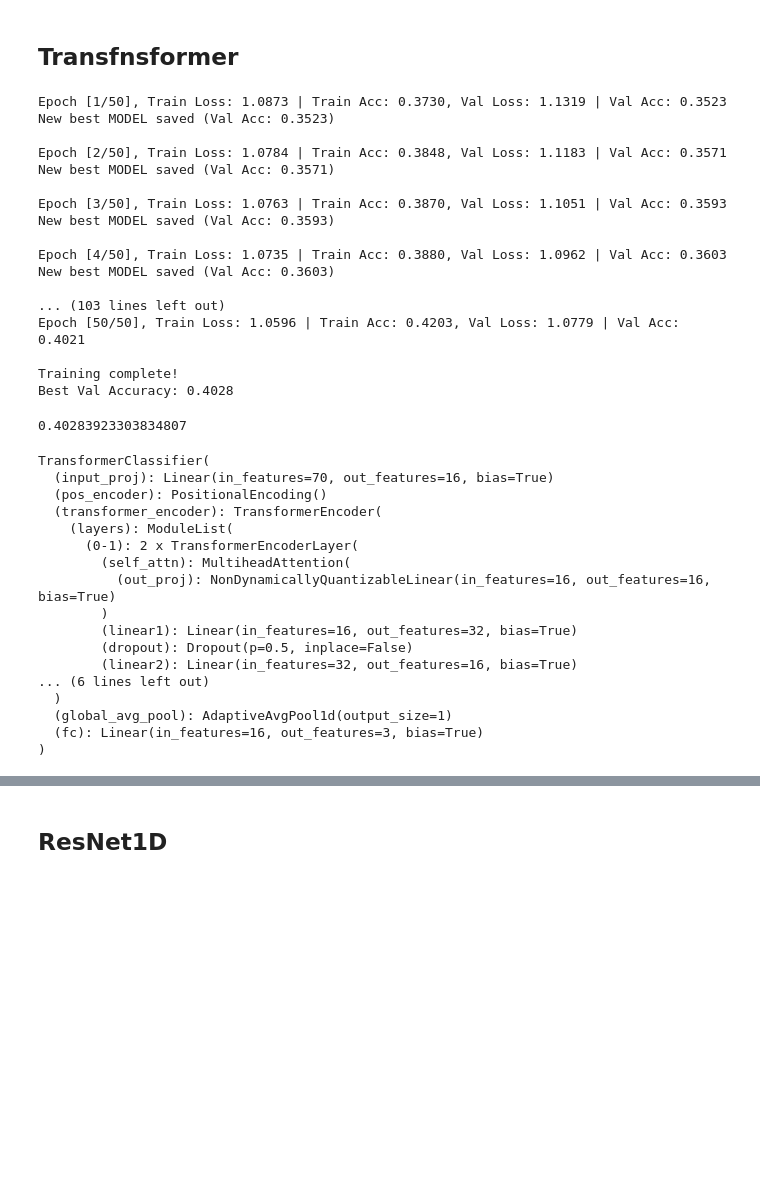
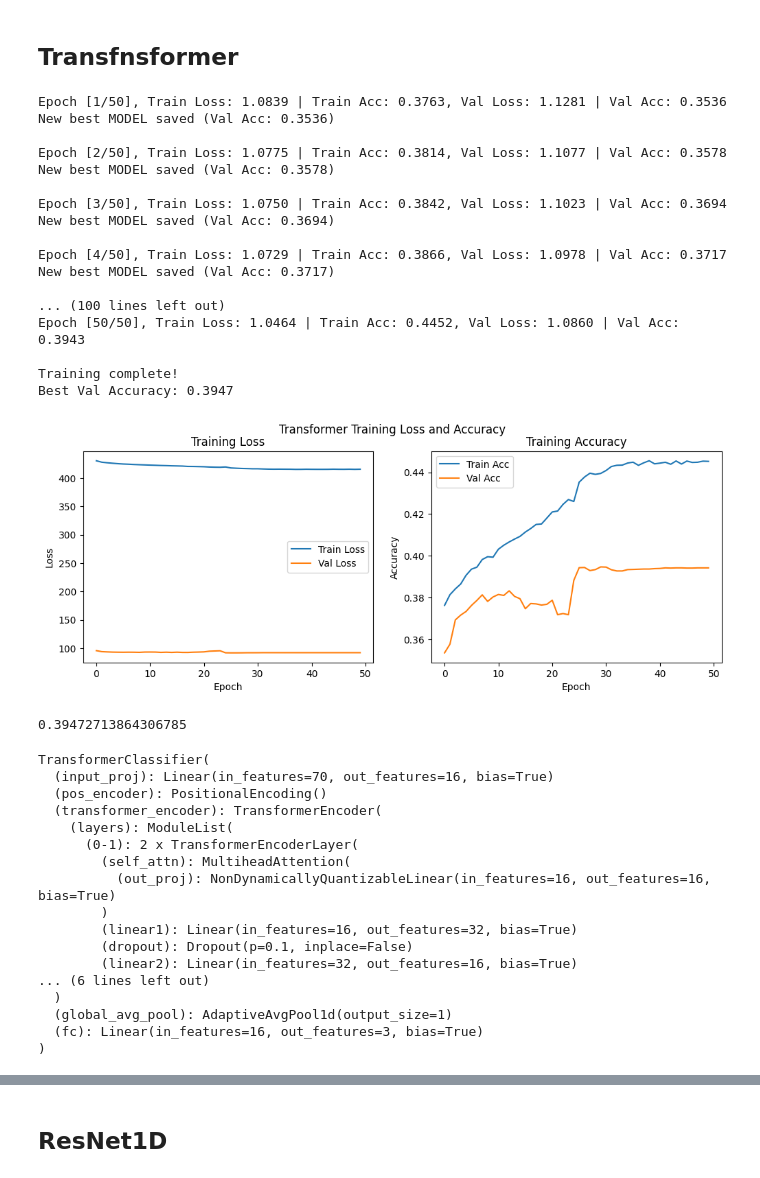
Before and after one commit to VitalyyN/UAI_project, a Jupyter notebook: notebooks/NN.ipynb, the cells around one changed output, grey strips where cells are left out. Saved outputs shown, nothing was run; the diff lists cells and outputs as text; code cells hidden in the pictures; blank space fills up the shorter version.

Commit message:
add plot tain chat and retrain

```diff
--- a/notebooks/NN.ipynb
+++ b/notebooks/NN.ipynb
@@ -493,7 +493,8 @@ def train_model(
     num_epochs,  # Количество эпох
     device,  # Устройство (CPU или GPU)
     name_model,  # Название модели для сохранения весов
-    save_dir='best_models' # Папка для сохранения лучших моделей
+    save_dir='best_models', # Папка для сохранения лучших моделей,
+    show_plot=True  # Показывать график обучения
 ):
 
     # Создаем директорию для сохранения
@@ -501,6 +502,10 @@ def train_model(
 
     # Инициализация переменной для лучшей модели
     best_val_acc = 0.0
+    train_loses = []
+    val_loses = []
+    train_accs = []
+    val_accs = []
 
     # Цикл обучения
     for epoch in range(num_epochs):
@@ -560,6 +565,11 @@ def train_model(
         train_acc = accuracy_score(all_train_labels, all_train_preds)
         val_acc = accuracy_score(all_val_labels, all_val_preds)
 
+        train_loses.append(train_loss)
+        train_accs.append(train_acc)
+        val_loses.append(val_loss)
+        val_accs.append(val_acc)
+
         # Средние потери
         train_loss /= len(train_loader)
         val_loss /= len(val_loader)
@@ -579,6 +589,25 @@ def train_model(
     print("\nTraining complete!")
     print(f"Best Val Accuracy: {best_val_acc:.4f}")
 
+    if show_plot:
+        fig, axs = plt.subplots(1, 2, figsize=(12, 4))
+        fig.suptitle(f'{name_model} Training Loss and Accuracy')
+
+        axs[0].plot(range(num_epochs), train_loses, label='Train Loss')
+        axs[0].plot(range(num_epochs), val_loses, label='Val Loss')
+        axs[0].set_xlabel('Epoch')
+        axs[0].set_ylabel('Loss')
+        axs[0].set_title('Training Loss')
+        axs[0].legend()
+
+        axs[1].plot(range(num_epochs), train_accs, label='Train Acc')
+        axs[1].plot(range(num_epochs), val_accs, label='Val Acc')
+        axs[1].set_xlabel('Epoch')
+        axs[1].set_ylabel('Accuracy')
+        axs[1].set_title('Training Accuracy')
+        axs[1].legend()
+        plt.show()
+
     return best_val_acc
 # %% [markdown]
 ## CONV 1D
@@ -1104,10 +1136,10 @@ class TransformerClassifier(nn.Module):
 input_shape = list(X_train_tensor.shape[1:])  # [Input Length, Channel]
 num_classes = num_classes  # Количество классов
 d_model = 16 # Размерность модели трансформера
-nhead = 8 # Количество голов в механизме внимания
+nhead = 4 # Количество голов в механизме внимания
 num_encoder_layers = 2  # Количество слоев трансформера
 dim_feedforward = 32  # Размерность внутреннего слоя feedforward network
-dropout_rate = 0.5  # Коэффициент dropout
+dropout_rate = 0.1  # Коэффициент dropout
 
 transformer = TransformerClassifier(input_shape, num_classes, d_model=d_model, nhead=nhead, num_encoder_layers=num_encoder_layers, dim_feedforward=dim_feedforward, dropout_rate=dropout_rate)
 transformer.to(device)
@@ -1117,45 +1149,46 @@ num_epochs = 50
 patience = 5  # Количество эпох для уменьшения loss
 
 # Функция потерь и оптимизатор
 criterion = nn.CrossEntropyLoss()
 optimizer = optim.Adam(transformer.parameters(), lr=learning_rate)
 
 # Шедулер для уменьшения learning rate
 scheduler = ReduceLROnPlateau(optimizer, mode='min', factor=0.1, patience=patience, verbose=True)
 
 # Train model
 model_name = "Transformer"
 train_model(
     model=transformer,
     train_loader=train_loader,
     val_loader=val_loader,
     criterion=criterion,
     optimizer=optimizer,
     scheduler=scheduler,
     num_epochs=num_epochs,
     device=device,
     name_model=model_name,
     save_dir=save_models_dir
 )
 # %% [output]
-Epoch [1/50], Train Loss: 1.0873 | Train Acc: 0.3730, Val Loss: 1.1319 | Val Acc: 0.3523
-New best MODEL saved (Val Acc: 0.3523)
+Epoch [1/50], Train Loss: 1.0839 | Train Acc: 0.3763, Val Loss: 1.1281 | Val Acc: 0.3536
+New best MODEL saved (Val Acc: 0.3536)
 
-Epoch [2/50], Train Loss: 1.0784 | Train Acc: 0.3848, Val Loss: 1.1183 | Val Acc: 0.3571
-New best MODEL saved (Val Acc: 0.3571)
+Epoch [2/50], Train Loss: 1.0775 | Train Acc: 0.3814, Val Loss: 1.1077 | Val Acc: 0.3578
+New best MODEL saved (Val Acc: 0.3578)
 
-Epoch [3/50], Train Loss: 1.0763 | Train Acc: 0.3870, Val Loss: 1.1051 | Val Acc: 0.3593
-New best MODEL saved (Val Acc: 0.3593)
+Epoch [3/50], Train Loss: 1.0750 | Train Acc: 0.3842, Val Loss: 1.1023 | Val Acc: 0.3694
+New best MODEL saved (Val Acc: 0.3694)
 
-Epoch [4/50], Train Loss: 1.0735 | Train Acc: 0.3880, Val Loss: 1.0962 | Val Acc: 0.3603
-New best MODEL saved (Val Acc: 0.3603)
+Epoch [4/50], Train Loss: 1.0729 | Train Acc: 0.3866, Val Loss: 1.0978 | Val Acc: 0.3717
+New best MODEL saved (Val Acc: 0.3717)
 
-... (103 lines left out)
-Epoch [50/50], Train Loss: 1.0596 | Train Acc: 0.4203, Val Loss: 1.0779 | Val Acc: 0.4021
+... (100 lines left out)
+Epoch [50/50], Train Loss: 1.0464 | Train Acc: 0.4452, Val Loss: 1.0860 | Val Acc: 0.3943
 
 Training complete!
-Best Val Accuracy: 0.4028
+Best Val Accuracy: 0.3947
+[figure, added]
-0.40283923303834807
+0.39472713864306785
 # %%
 # Загрузка лучшей модели
 transformer = TransformerClassifier(input_shape, num_classes, d_model=d_model, nhead=nhead, num_encoder_layers=num_encoder_layers, dim_feedforward=dim_feedforward, dropout_rate=dropout_rate)
@@ -1173,7 +1206,7 @@ TransformerClassifier(
           (out_proj): NonDynamicallyQuantizableLinear(in_features=16, out_features=16, bias=True)
         )
         (linear1): Linear(in_features=16, out_features=32, bias=True)
-        (dropout): Dropout(p=0.5, inplace=False)
+        (dropout): Dropout(p=0.1, inplace=False)
         (linear2): Linear(in_features=32, out_features=16, bias=True)
 ... (6 lines left out)
   )
```
Also changed, not shown: parts of 11 cells of this notebook, 5 other files.
